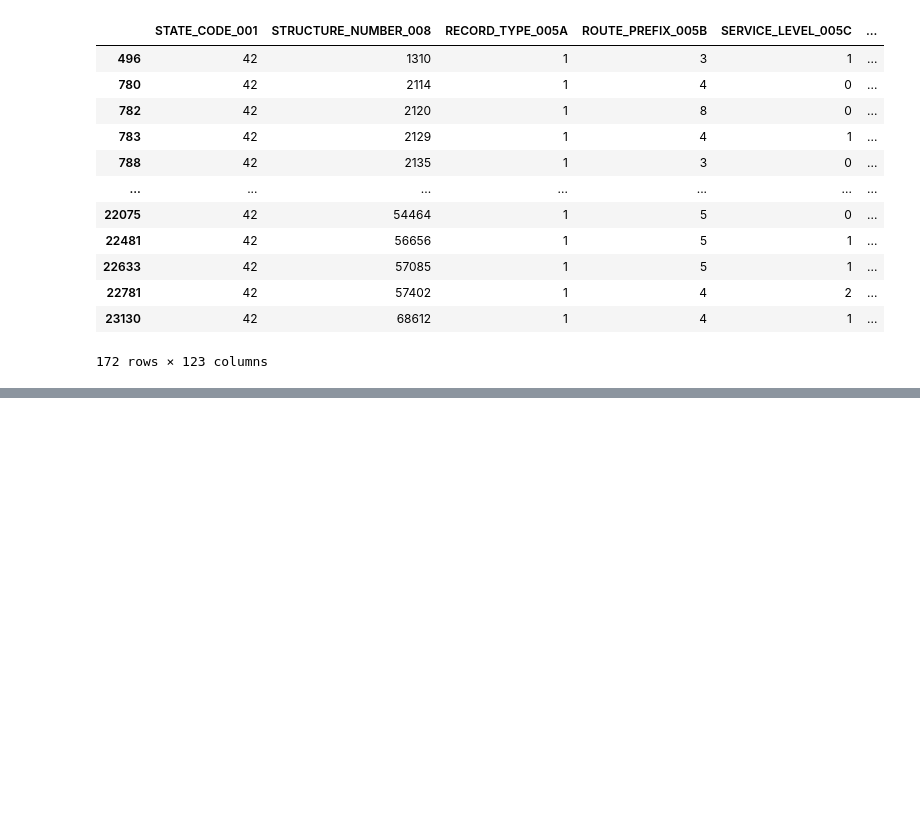
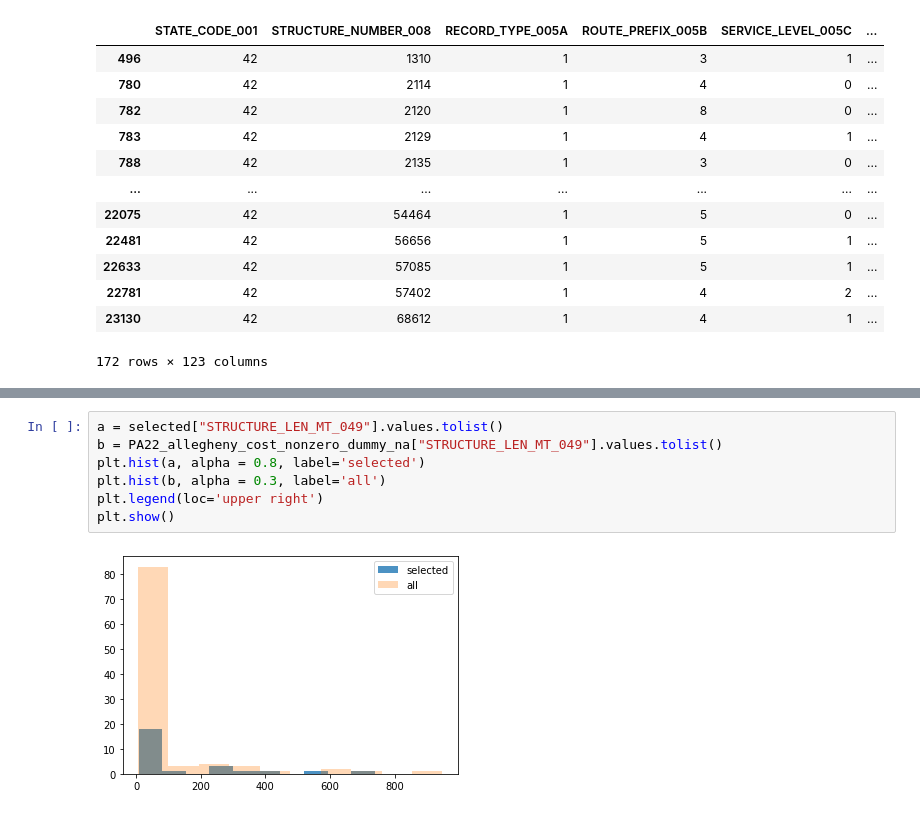
Before and after one commit to megan0422/DABPFinalProject, a Jupyter notebook: Optimization.ipynb, the cells around one changed output, grey strips where cells are left out. Cells and saved outputs as stored; diff of their text form; blank space fills up the shorter version.

```diff
--- a/Optimization.ipynb
+++ b/Optimization.ipynb
@@ -124,0 +158,9 @@ The STRUCTURE NUMBER of the bridges to repair/replace are [ 2114.  2168.  2178.
+# %%
+a = selected["STRUCTURE_LEN_MT_049"].values.tolist()
+b = PA22_allegheny_cost_nonzero_dummy_na["STRUCTURE_LEN_MT_049"].values.tolist()
+plt.hist(a, alpha = 0.8, label='selected')
+plt.hist(b, alpha = 0.3, label='all')
+plt.legend(loc='upper right')
+plt.show()
+# %% [output]
+[figure, added]
```
Also changed, not shown: parts of 9 cells of this notebook.
